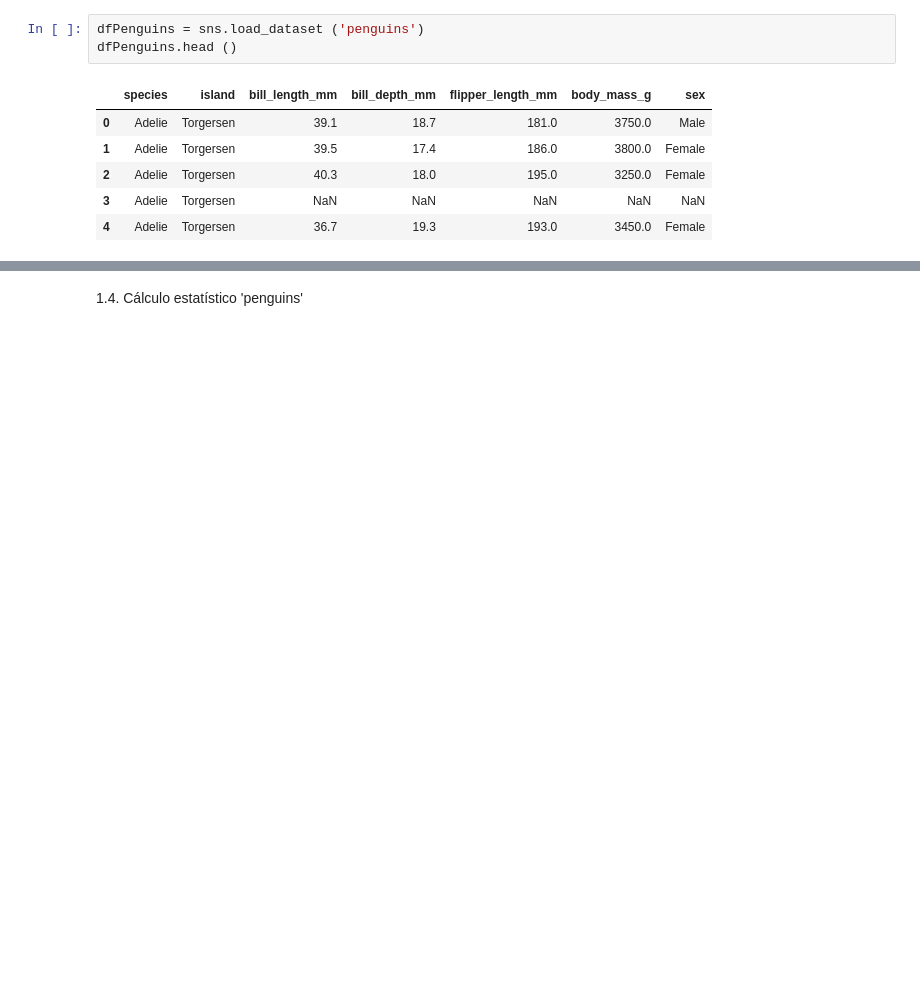
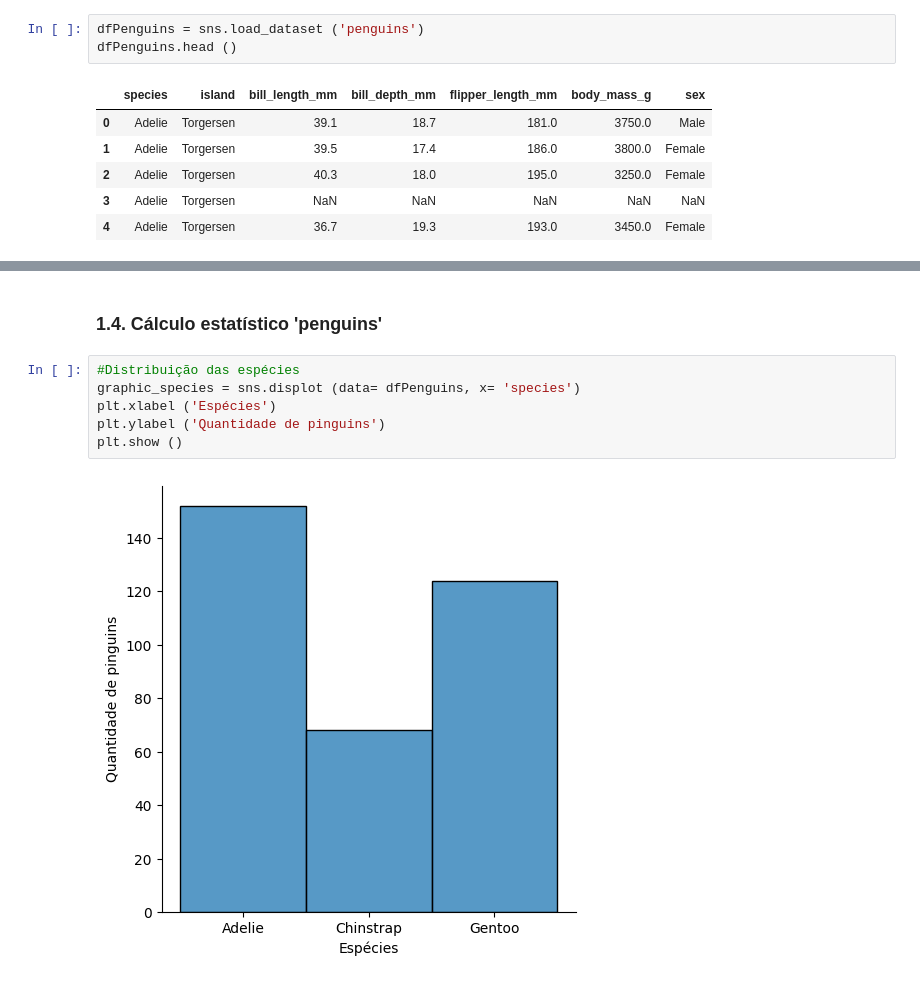
Before and after one commit to V1torCS0/avanti-bootcamp-cdd, a Jupyter notebook: notebooks/exercises/aula03-estatistica-descritiva/Conjunto1-penguins.ipynb, the cells around one changed output, grey strips where cells are left out. Drawn from its saved outputs; the diff is of its cells as text; blank space fills up the shorter version.

```diff
--- a/notebooks/exercises/aula03-estatistica-descritiva/Conjunto1-penguins.ipynb
+++ b/notebooks/exercises/aula03-estatistica-descritiva/Conjunto1-penguins.ipynb
@@ -102,2 +101,10 @@ dfPenguins.describe ()
 # %% [markdown]
-1.4. Cálculo estatístico 'penguins'
+### 1.4. Cálculo estatístico 'penguins'
+# %%
+#Distribuição das espécies
+graphic_species = sns.displot (data= dfPenguins, x= 'species')
+plt.xlabel ('Espécies')
+plt.ylabel ('Quantidade de pinguins')
+plt.show ()
+# %% [output]
+[figure, added]
```
Also changed, not shown: parts of 12 cells of this notebook, 3 other files.
